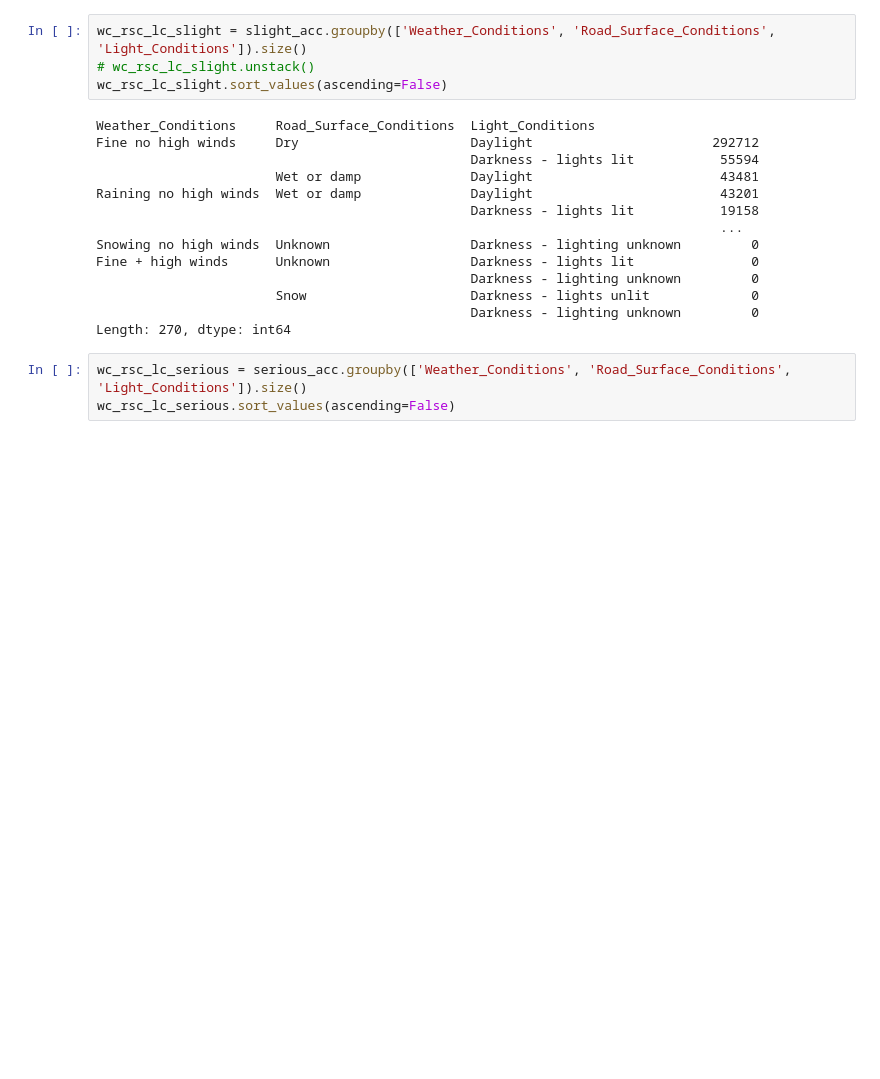
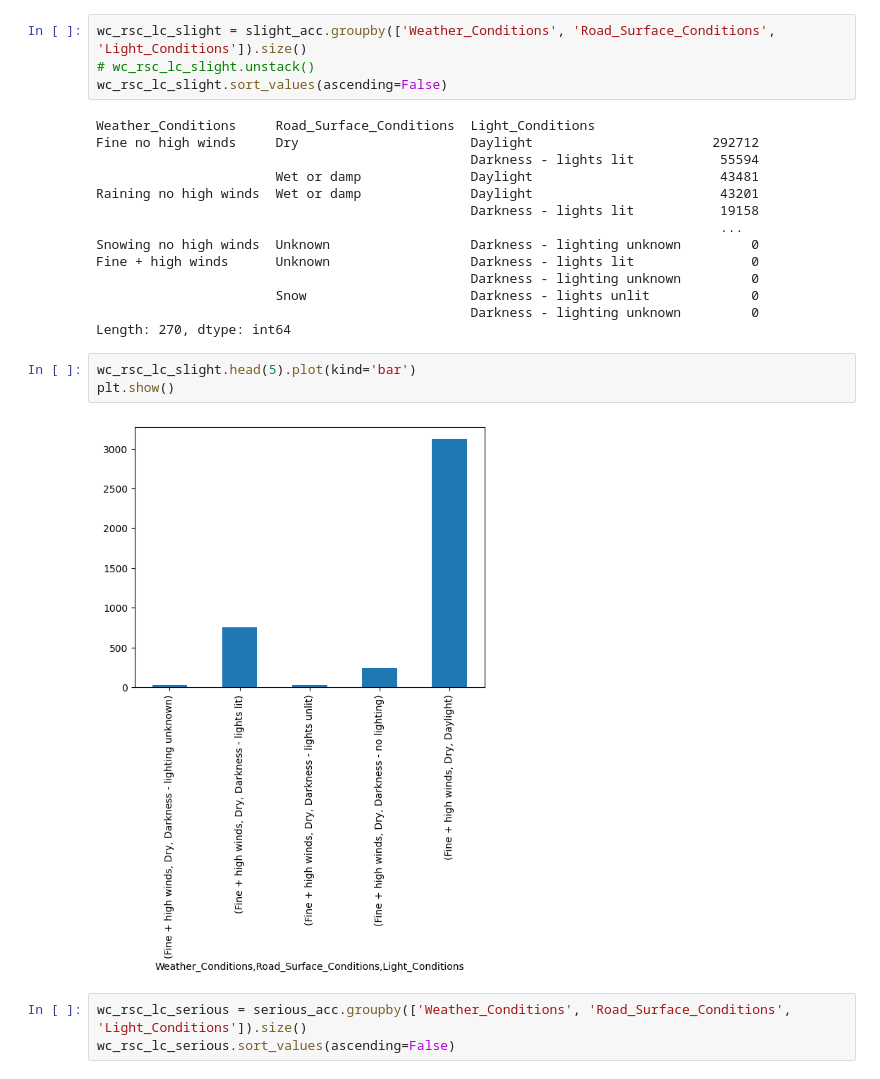
Before and after one commit to akagail/ITD-3B, a Jupyter notebook: activity4.ipynb, the cells around one changed output. Drawn from its saved outputs; the diff is of its cells as text; blank space fills up the shorter version.

```diff
--- a/activity4.ipynb
+++ b/activity4.ipynb
@@ -1258,6 +1258,11 @@ Fine + high winds      Unknown                  Darkness - lights lit
                        Snow                     Darkness - lights unlit             0
                                                 Darkness - lighting unknown         0
 Length: 270, dtype: int64
+# %%
+wc_rsc_lc_slight.head(5).plot(kind='bar')
+plt.show()
+# %% [output]
+[figure, added]
 # %%
 wc_rsc_lc_serious = serious_acc.groupby(['Weather_Conditions', 'Road_Surface_Conditions', 'Light_Conditions']).size()
 wc_rsc_lc_serious.sort_values(ascending=False)
```
Also changed, not shown: parts of 5 cells of this notebook.
